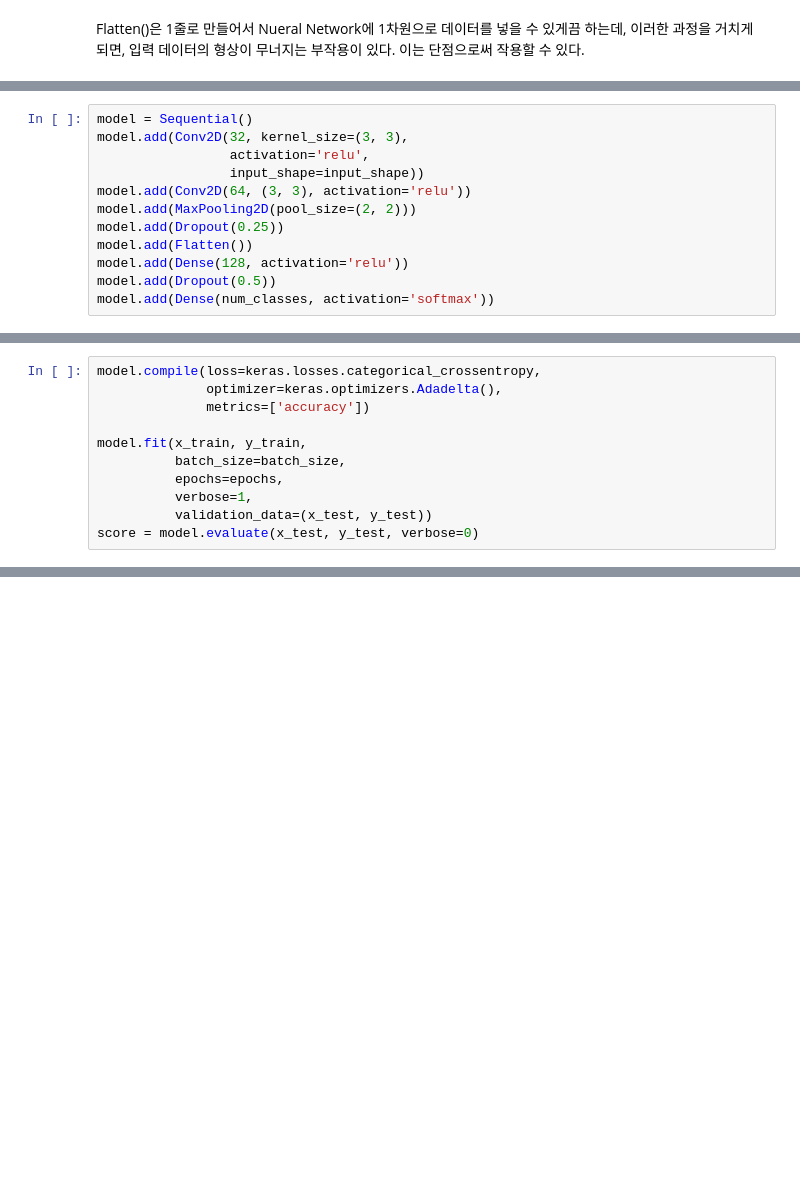
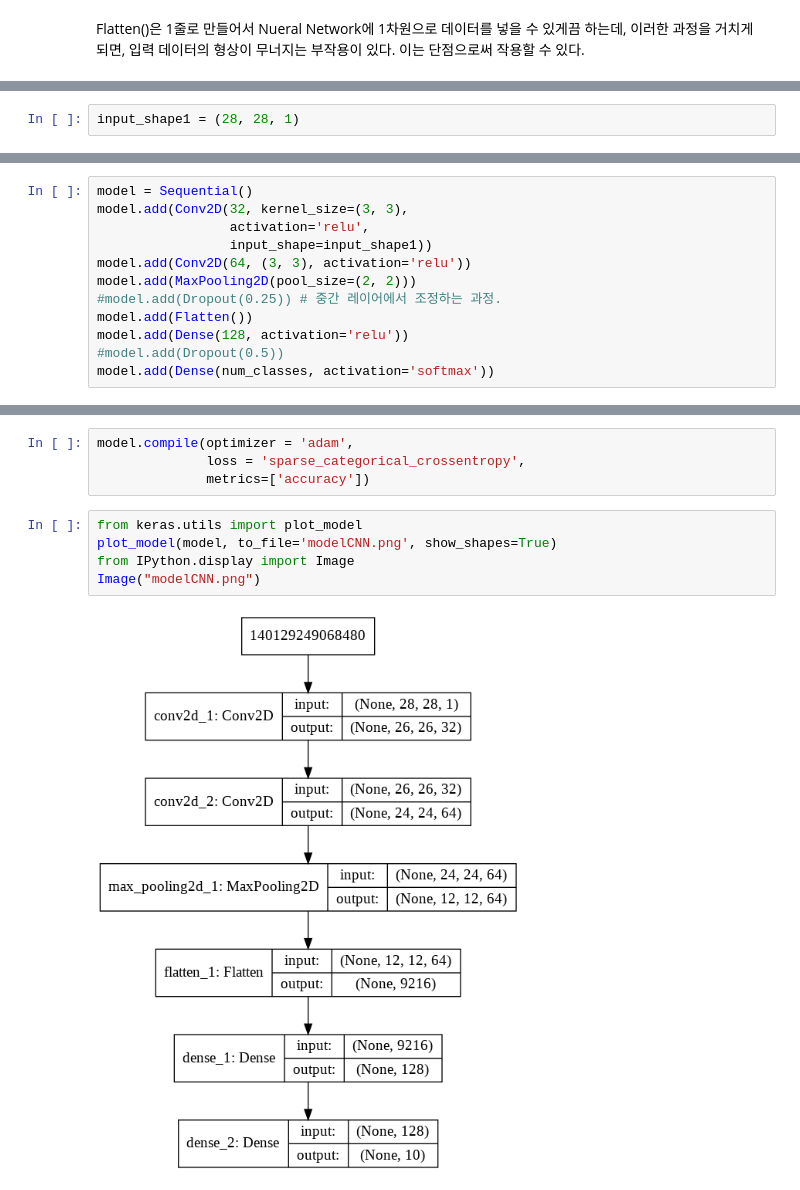
Before and after one commit to PowerSH/AI_Course, a Jupyter notebook: Notebook/07_4_Keras_MNIST_CNN.ipynb, the cells around one changed output, grey strips where cells are left out. Cells and saved outputs as stored; diff of their text form; blank space fills up the shorter version.

```diff
--- a/Notebook/07_4_Keras_MNIST_CNN.ipynb
+++ b/Notebook/07_4_Keras_MNIST_CNN.ipynb
@@ -51,0 +43,2 @@ y_test = keras.utils.to_categorical(y_test, num_classes)
+# %%
+input_shape1 = (28, 28, 1)
@@ -53,13 +54,13 @@ y_test = keras.utils.to_categorical(y_test, num_classes)
 model = Sequential()
 model.add(Conv2D(32, kernel_size=(3, 3),
                  activation='relu',
-                 input_shape=input_shape))
+                 input_shape=input_shape1))
 model.add(Conv2D(64, (3, 3), activation='relu'))
 model.add(MaxPooling2D(pool_size=(2, 2)))
-model.add(Dropout(0.25))
+#model.add(Dropout(0.25)) # 중간 레이어에서 조정하는 과정.
 model.add(Flatten())
 model.add(Dense(128, activation='relu'))
-model.add(Dropout(0.5))
+#model.add(Dropout(0.5))
 model.add(Dense(num_classes, activation='softmax'))
 # %% [output]
 WARNING:tensorflow:From /usr/local/lib/python3.6/dist-packages/tensorflow/python/framework/op_def_library.py:263: colocate_with (from tensorflow.python.framework.ops) is deprecated and will be removed ...
@@ -71,11 +68,0 @@ Please use `rate` instead of `keep_prob`. Rate should be set to `rate = 1 - keep
-# %%
-model.compile(loss=keras.losses.categorical_crossentropy,
-              optimizer=keras.optimizers.Adadelta(),
-              metrics=['accuracy'])
-
-model.fit(x_train, y_train,
-          batch_size=batch_size,
-          epochs=epochs,
-          verbose=1,
-          validation_data=(x_test, y_test))
-score = model.evaluate(x_test, y_test, verbose=0)
@@ -96,0 +91,11 @@ Epoch 5/5
+# %%
+model.compile(optimizer = 'adam',
+              loss = 'sparse_categorical_crossentropy',
+              metrics=['accuracy'])
+# %%
+from keras.utils import plot_model
+plot_model(model, to_file='modelCNN.png', show_shapes=True)
+from IPython.display import Image
+Image("modelCNN.png")
+# %% [output]
+[figure, added]
```
Also changed, not shown: parts of 29 cells of this notebook, 1 other file.
